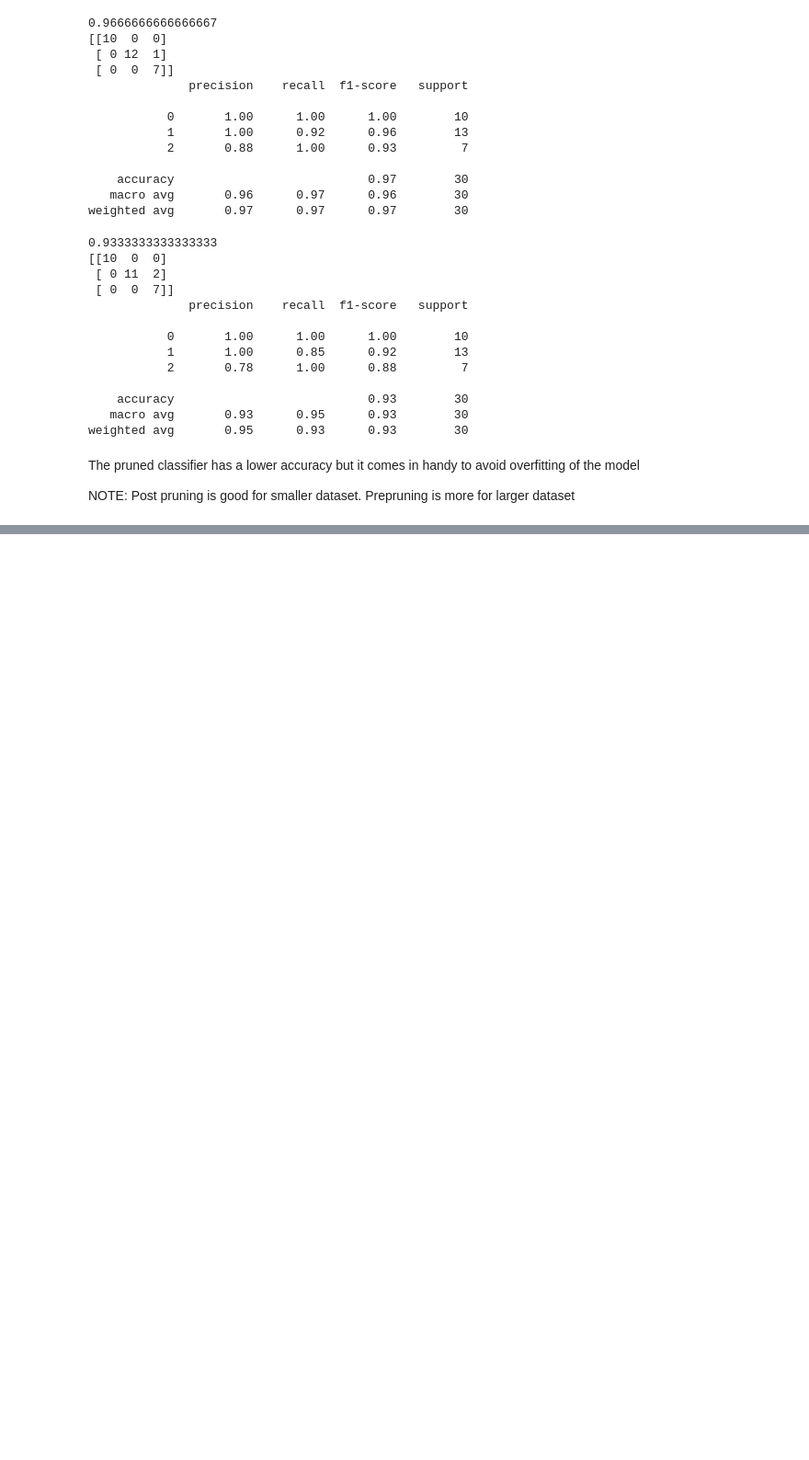
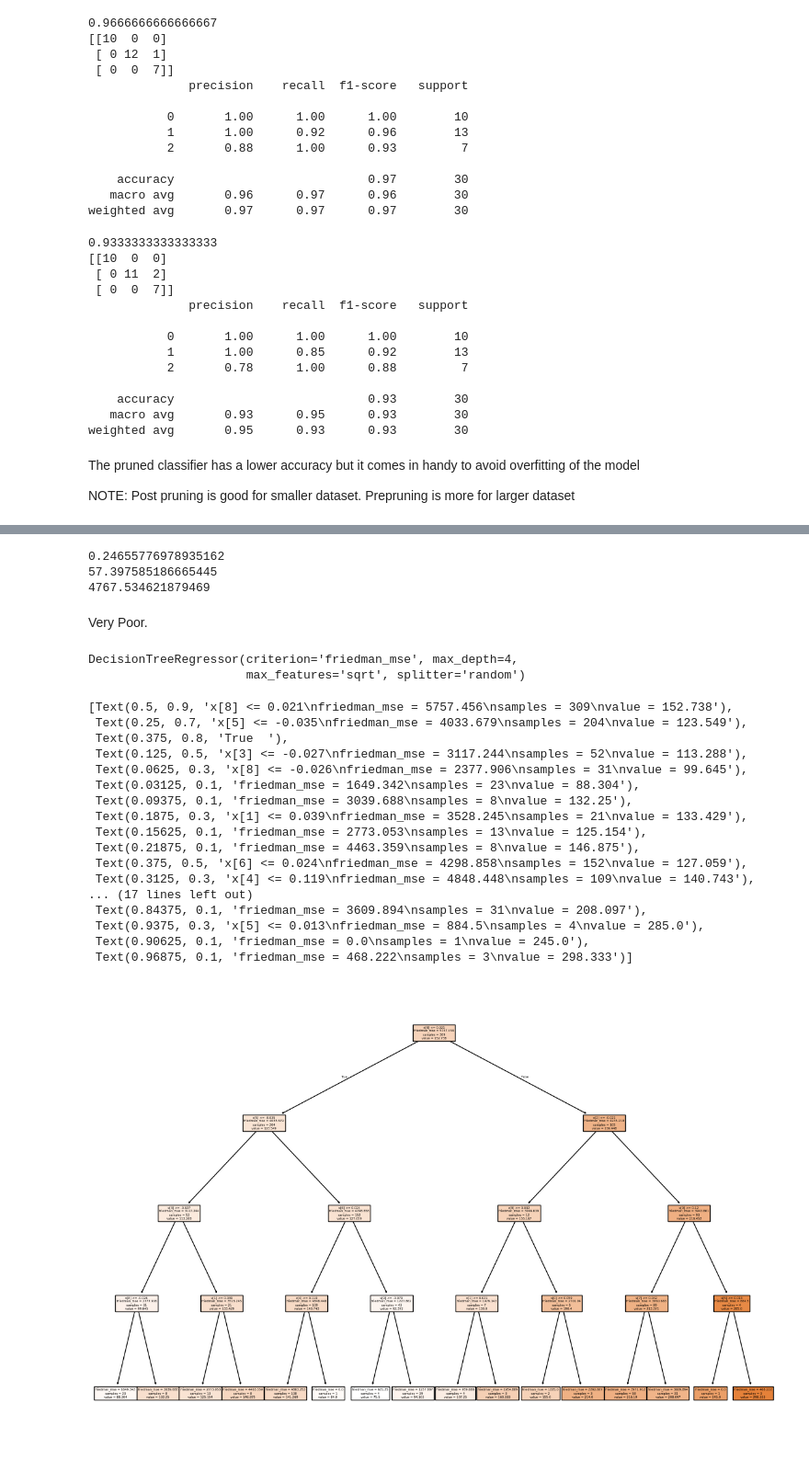
Before and after one commit to Udeani4/Machine-Learning-Course, a Jupyter notebook: machine_learning_Decision_Tree.ipynb, the cells around one changed output, grey strips where cells are left out. Shown at 92% size. Cells and saved outputs as stored; diff of their text form; code cells hidden in the pictures; blank space fills up the shorter version.

```diff
--- a/machine_learning_Decision_Tree.ipynb
+++ b/machine_learning_Decision_Tree.ipynb
@@ -159,0 +331,6 @@ Post pruning is good for smaller dataset. Prepruning is more for larger dataset
+# %%
+grid2=GridSearchCV(estimator=dtregressor,param_grid=params,cv=5,scoring='neg_mean_squared_error')
+# %%
+import warnings
+warnings.filterwarnings('ignore')
+grid2.fit(X_train,y_train)
@@ -159,0 +358,44 @@ Post pruning is good for smaller dataset. Prepruning is more for larger dataset
+# %%
+from sklearn.metrics import r2_score,mean_absolute_error,mean_squared_error
+print(r2_score(y_test,y_pred))
+print(mean_absolute_error(y_test,y_pred))
+print(mean_squared_error(y_test,y_pred))
+# %% [output]
+0.24655776978935162
+57.397585186665445
+4767.534621879469
+# %% [markdown]
+Very Poor.
+# %%
+## Lets view the tree
+## pick the best parameters and insert into the Decision tree object
+selectedmodel=DecisionTreeRegressor(criterion='friedman_mse',max_depth=4,max_features='sqrt',splitter= 'random')
+# %%
+selectedmodel.fit(X_train,y_train)
+# %% [output]
+DecisionTreeRegressor(criterion='friedman_mse', max_depth=4,
+                      max_features='sqrt', splitter='random')
+# %%
+import matplotlib.pyplot as plt
+from sklearn import tree
+plt.figure(figsize=(15,10))
+tree.plot_tree(selectedmodel,filled=True)
+# %% [output]
+[Text(0.5, 0.9, 'x[8] <= 0.021\nfriedman_mse = 5757.456\nsamples = 309\nvalue = 152.738'),
+ Text(0.25, 0.7, 'x[5] <= -0.035\nfriedman_mse = 4033.679\nsamples = 204\nvalue = 123.549'),
+ Text(0.375, 0.8, 'True  '),
+ Text(0.125, 0.5, 'x[3] <= -0.027\nfriedman_mse = 3117.244\nsamples = 52\nvalue = 113.288'),
+ Text(0.0625, 0.3, 'x[8] <= -0.026\nfriedman_mse = 2377.906\nsamples = 31\nvalue = 99.645'),
+ Text(0.03125, 0.1, 'friedman_mse = 1649.342\nsamples = 23\nvalue = 88.304'),
+ Text(0.09375, 0.1, 'friedman_mse = 3039.688\nsamples = 8\nvalue = 132.25'),
+ Text(0.1875, 0.3, 'x[1] <= 0.039\nfriedman_mse = 3528.245\nsamples = 21\nvalue = 133.429'),
+ Text(0.15625, 0.1, 'friedman_mse = 2773.053\nsamples = 13\nvalue = 125.154'),
+ Text(0.21875, 0.1, 'friedman_mse = 4463.359\nsamples = 8\nvalue = 146.875'),
+ Text(0.375, 0.5, 'x[6] <= 0.024\nfriedman_mse = 4298.858\nsamples = 152\nvalue = 127.059'),
+ Text(0.3125, 0.3, 'x[4] <= 0.119\nfriedman_mse = 4848.448\nsamples = 109\nvalue = 140.743'),
+... (17 lines left out)
+ Text(0.84375, 0.1, 'friedman_mse = 3609.894\nsamples = 31\nvalue = 208.097'),
+ Text(0.9375, 0.3, 'x[5] <= 0.013\nfriedman_mse = 884.5\nsamples = 4\nvalue = 285.0'),
+ Text(0.90625, 0.1, 'friedman_mse = 0.0\nsamples = 1\nvalue = 245.0'),
+ Text(0.96875, 0.1, 'friedman_mse = 468.222\nsamples = 3\nvalue = 298.333')]
+[figure, added]
```
Also changed, not shown: parts of 28 cells of this notebook, 2 other files.
